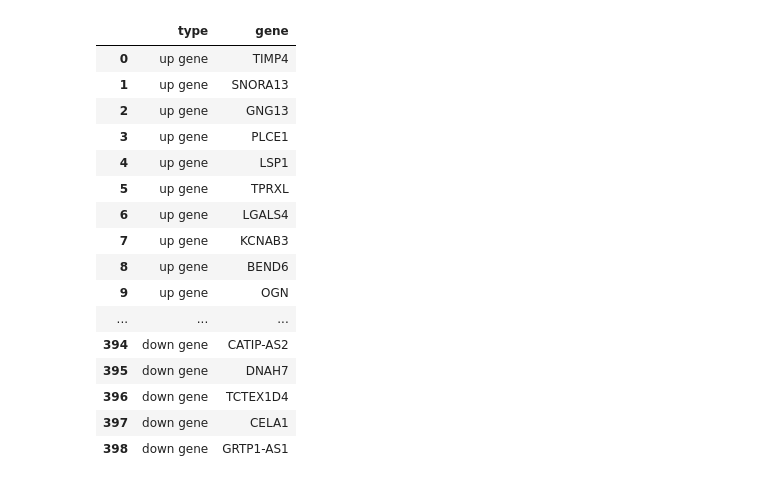
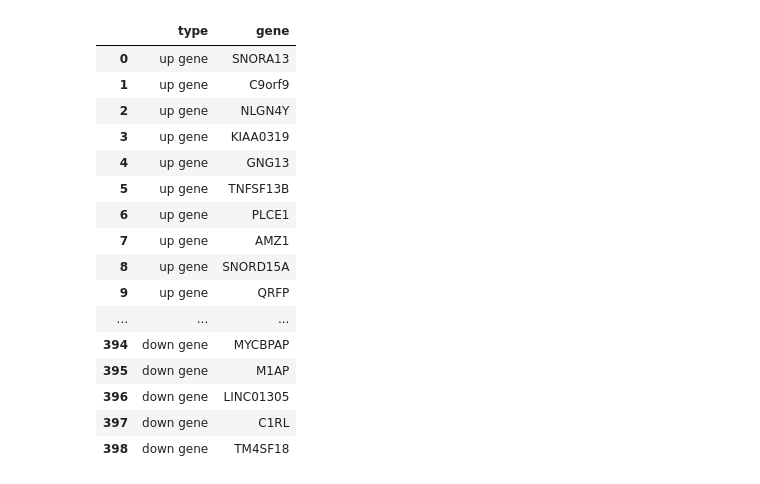
Before and after one commit to aradahir/signal_flowcytometry_analysis, a Jupyter notebook: project/compare_with_database_csv_ver.ipynb, the cells around one changed output. Drawn from its saved outputs; the diff is of its cells as text; code cells hidden in the pictures.

Commit message:
compare gene with csv file

```diff
--- a/project/compare_with_database_csv_ver.ipynb
+++ b/project/compare_with_database_csv_ver.ipynb
@@ -6,8 +6,8 @@ import numpy as np
 pd.set_option('display.max_rows', 1000)
 
 
-filename_u = 'Up_PY010.csv'
-filename_d = 'Down_PY010.csv'
+filename_u = 'Up_PY017.csv'
+filename_d = 'Down_PY017.csv'
 
 df_u =  pd.read_csv(filename_u);
 df_d =  pd.read_csv(filename_d);
@@ -28,49 +28,50 @@ for item in dngene:
 
 
 gene_list = Counter(my_list_compare_w).keys()
 gene_count =Counter(my_list_compare_w).values()
 gene_cu =Counter(my_list_compare_u).values()
 
 
 gene = list(gene_list)
+genec = list(gene_count)
 geneu = list(gene_cu)
 
 gene_a = []
 
 for x in range(0,len(gene_count)):
     if genec[x] != 2:
         if x  <  sum(geneu):
             type_gene.append('up gene')
             gene_a.append(gene[x])
         else:
             type_gene.append('down gene')
             gene_a.append(gene[x])
     else:
         type_gene.append('both')
         gene_a.append(gene[x])
 
 
 df_pd = pd.DataFrame(data = type_gene, columns = ['type'])
 df_pd['gene'] = gene_a
 df_pd
 # %% [output]
 |  | type | gene |
-| 0 | up gene | TIMP4 |
-| 1 | up gene | SNORA13 |
-| 2 | up gene | GNG13 |
-| 3 | up gene | PLCE1 |
-| 4 | up gene | LSP1 |
-| 5 | up gene | TPRXL |
-| 6 | up gene | LGALS4 |
-| 7 | up gene | KCNAB3 |
-| 8 | up gene | BEND6 |
-| 9 | up gene | OGN |
+| 0 | up gene | SNORA13 |
+| 1 | up gene | C9orf9 |
+| 2 | up gene | NLGN4Y |
+| 3 | up gene | KIAA0319 |
+| 4 | up gene | GNG13 |
+| 5 | up gene | TNFSF13B |
+| 6 | up gene | PLCE1 |
+| 7 | up gene | AMZ1 |
+| 8 | up gene | SNORD15A |
+| 9 | up gene | QRFP |
 | ... | ... | ... |
-| 394 | down gene | CATIP-AS2 |
-| 395 | down gene | DNAH7 |
-| 396 | down gene | TCTEX1D4 |
-| 397 | down gene | CELA1 |
-| 398 | down gene | GRTP1-AS1 |
+| 394 | down gene | MYCBPAP |
+| 395 | down gene | M1AP |
+| 396 | down gene | LINC01305 |
+| 397 | down gene | C1RL |
+| 398 | down gene | TM4SF18 |
 # %%
 from bsonstream import KeyValueBSONInput
 import csv
```
Also changed, not shown: parts of 2 cells of this notebook.
